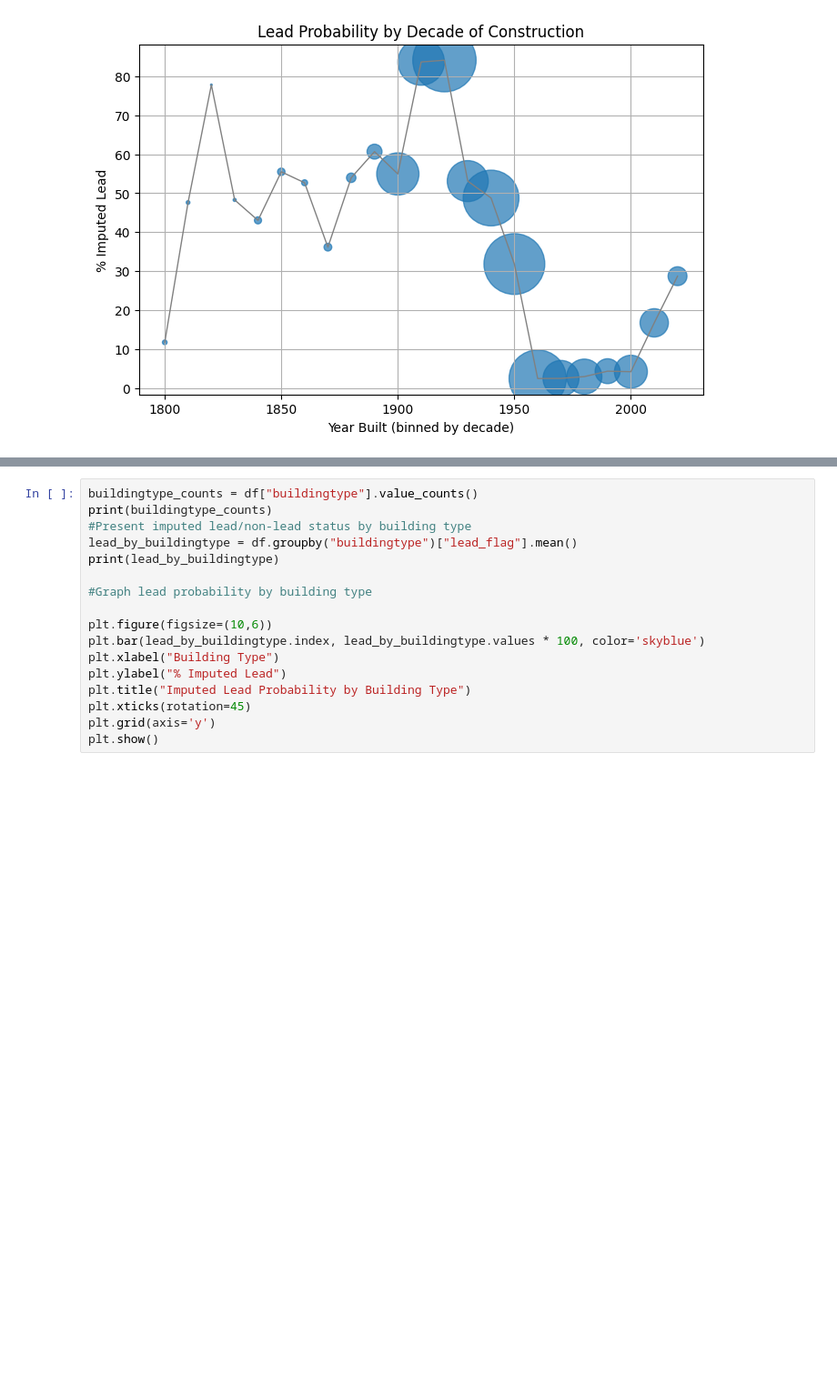
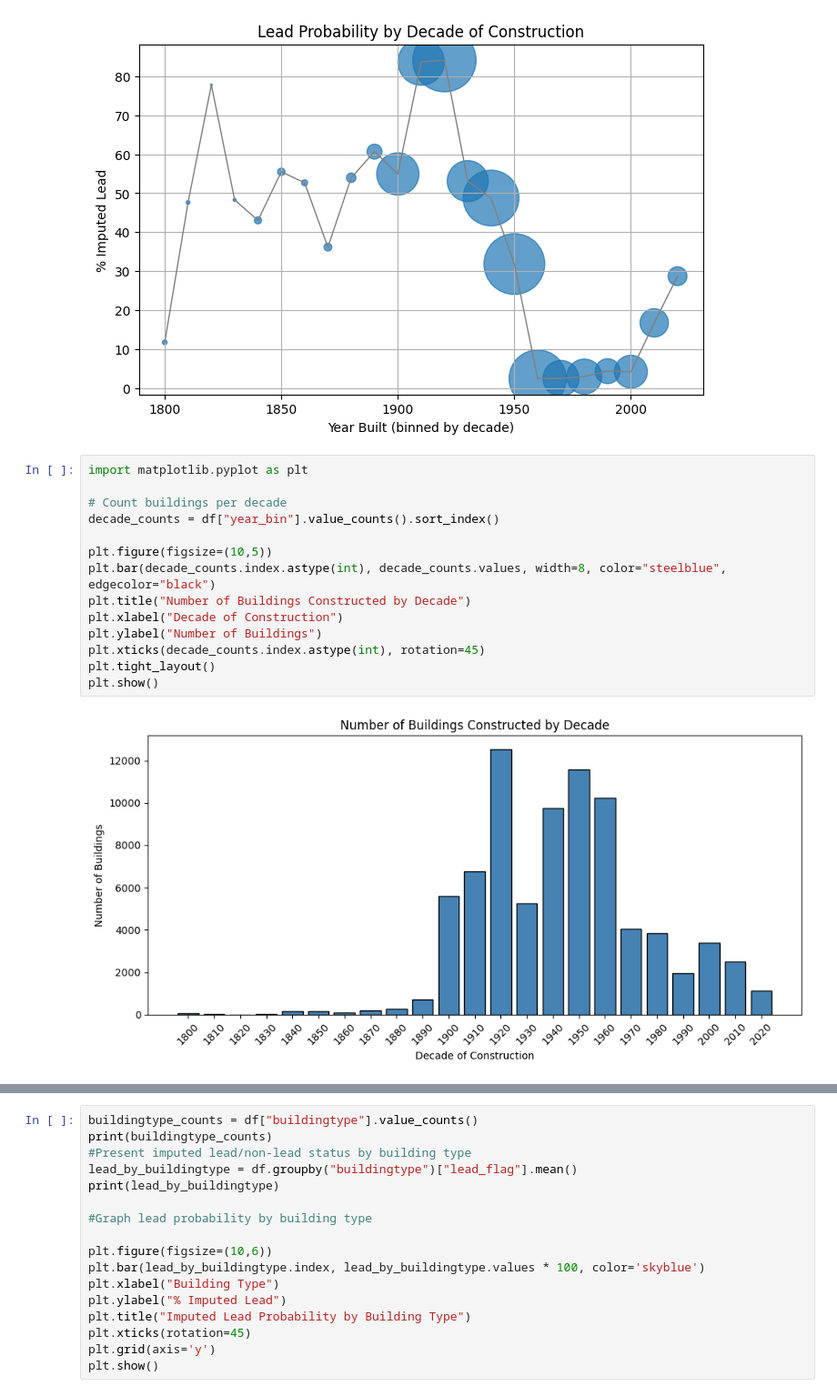
Before and after one commit to bradkellseconomics/RVA-GIS-Work, a Jupyter notebook: lead_ead.ipynb, the cells around one changed output, grey strips where cells are left out. Shown at 91% size. Cells and saved outputs as stored; diff of their text form; blank space fills up the shorter version.

```diff
--- a/lead_ead.ipynb
+++ b/lead_ead.ipynb
@@ -246,3 +244,19 @@ plt.grid(True)
 plt.show()
 # %% [output]
 [figure]
+# %%
+import matplotlib.pyplot as plt
+
+# Count buildings per decade
+decade_counts = df["year_bin"].value_counts().sort_index()
+
+plt.figure(figsize=(10,5))
+plt.bar(decade_counts.index.astype(int), decade_counts.values, width=8, color="steelblue", edgecolor="black")
+plt.title("Number of Buildings Constructed by Decade")
+plt.xlabel("Decade of Construction")
+plt.ylabel("Number of Buildings")
+plt.xticks(decade_counts.index.astype(int), rotation=45)
+plt.tight_layout()
+plt.show()
+# %% [output]
+[figure, added]
```
Also changed, not shown: parts of 5 cells of this notebook.
